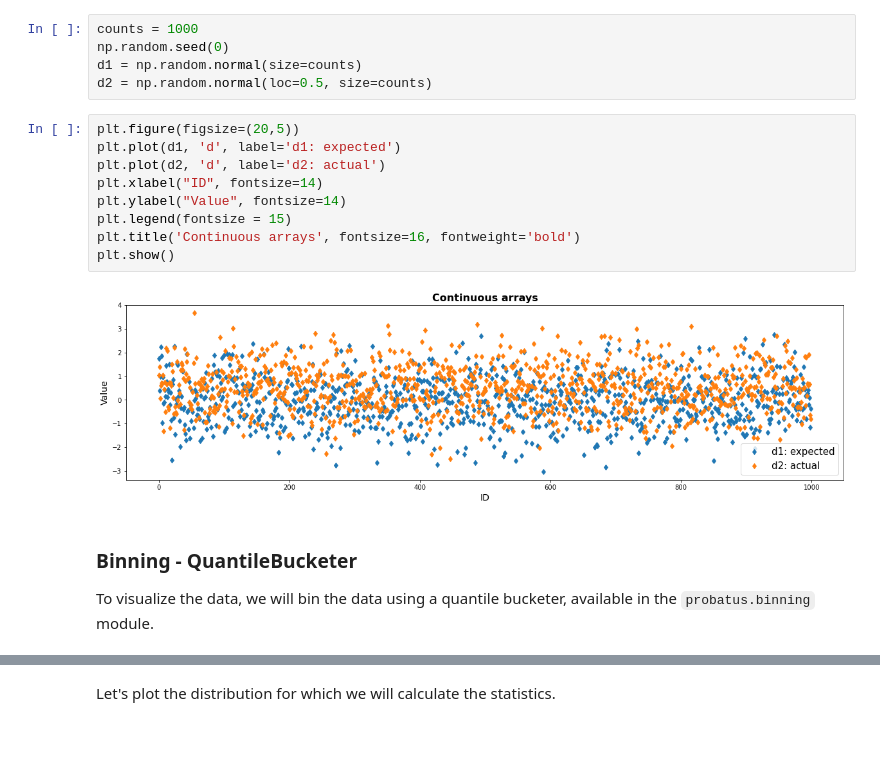
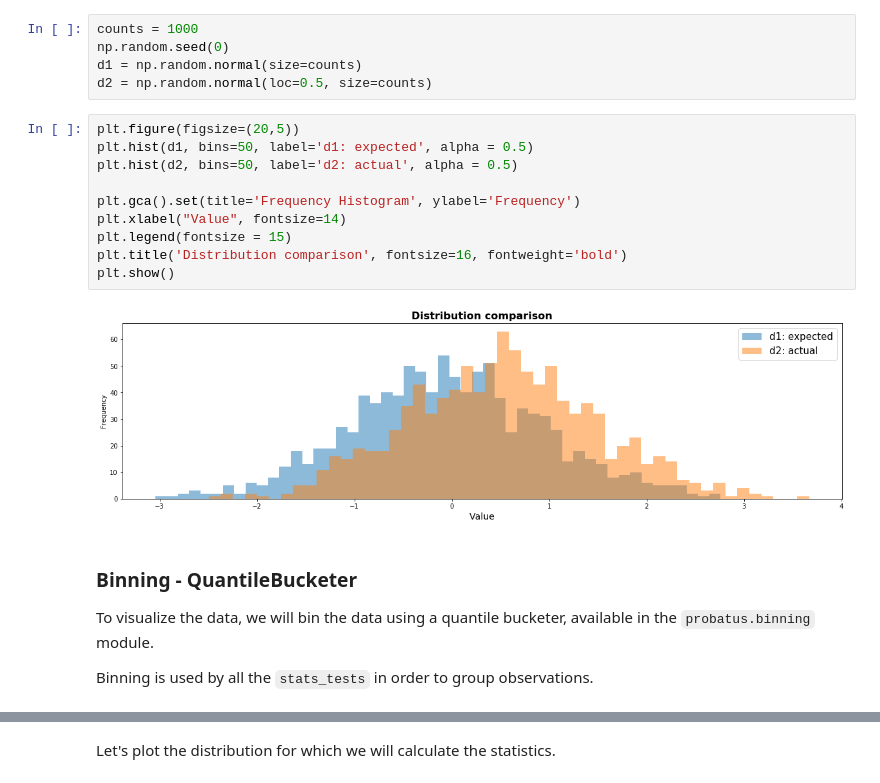
Before and after one commit to ing-bank/probatus, a Jupyter notebook: docs/source/nb_distribution_statistics.ipynb, the cells around one changed output, grey strips where cells are left out. Cells and saved outputs as stored; diff of their text form; blank space fills up the shorter version.

```diff
--- a/docs/source/nb_distribution_statistics.ipynb
+++ b/docs/source/nb_distribution_statistics.ipynb
@@ -25,18 +28,21 @@ d1 = np.random.normal(size=counts)
 d2 = np.random.normal(loc=0.5, size=counts)
 # %%
 plt.figure(figsize=(20,5))
-plt.plot(d1, 'd', label='d1: expected')
-plt.plot(d2, 'd', label='d2: actual')
-plt.xlabel("ID", fontsize=14)
-plt.ylabel("Value", fontsize=14)
+plt.hist(d1, bins=50, label='d1: expected', alpha = 0.5)
+plt.hist(d2, bins=50, label='d2: actual', alpha = 0.5)
+
+plt.gca().set(title='Frequency Histogram', ylabel='Frequency')
+plt.xlabel("Value", fontsize=14)
 plt.legend(fontsize = 15)
-plt.title('Continuous arrays', fontsize=16, fontweight='bold')
+plt.title('Distribution comparison', fontsize=16, fontweight='bold')
 plt.show()
 # %% [output]
-[figure, old version]
+[figure, new version]
 # %% [markdown]
 ### Binning - QuantileBucketer
 
 To visualize the data, we will bin the data using a quantile bucketer, available in the `probatus.binning` module.
+
+Binning is used by all the `stats_tests` in order to group observations.
 # %%
 bins = 10
```
Also changed, not shown: parts of 20 cells of this notebook, 9 other files.
